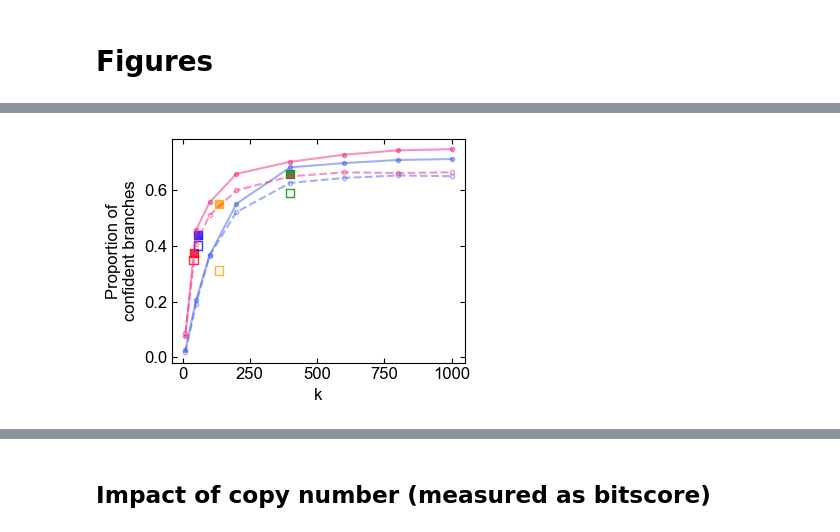
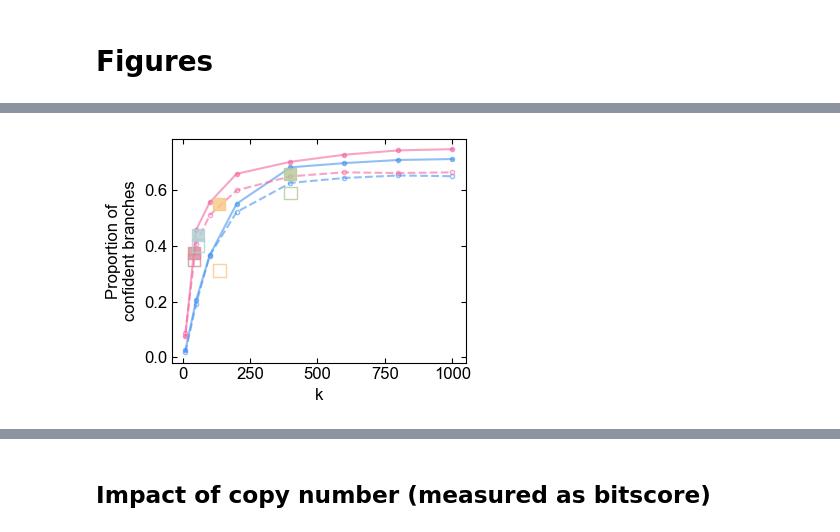
Before and after one commit to HSecaira/AugmentingPhyloSignalMicrobes, a Jupyter notebook: quality_inferred_trees/tree_quality_lpp_emp.ipynb, the cells around one changed output, grey strips where cells are left out. Cells and saved outputs as stored; diff of their text form; code cells hidden in the pictures.

```diff
--- a/quality_inferred_trees/tree_quality_lpp_emp.ipynb
+++ b/quality_inferred_trees/tree_quality_lpp_emp.ipynb
@@ -284,60 +284,61 @@ for k in ks:
     datum_eggnog_min = metadata_eggnog_min[f'k_{k}_p_{p}_{matrix}_ap_{version}']['pp1'].values
     y_eggnog_no_min.append(np.sum(datum_eggnog_no_min >= 0.95) / len(datum_eggnog_no_min))
     y_eggnog_min.append(np.sum(datum_eggnog_min >= 0.95) / len(datum_eggnog_min))
-plt.plot(ks, y_eggnog_no_min, alpha = 0.5, marker = '.', color = '#4361ee', ls = 'dashed',
+plt.plot(ks, y_eggnog_no_min, alpha = 0.6, marker = '.', color = '#4895ef', ls = 'dashed',
         markerfacecolor = 'none')
-plt.plot(ks, y_eggnog_min, alpha = 0.5, marker = '.', color = '#4361ee', label = 'EggNog', ls = 'solid')
+plt.plot(ks, y_eggnog_min, alpha = 0.6, marker = '.', color = '#4895ef', label = 'EggNog', ls = 'solid')
 
 # KEGG
 y_kegg_no_min = []
 y_kegg_min = []
 for k in ks:
     datum_kegg_no_min = metadata_kegg_no_min[f'k_{k}_p_{p}_{matrix}_ap_{version}']['pp1'].values
     datum_kegg_min = metadata_kegg_min[f'k_{k}_p_{p}_{matrix}_ap_{version}']['pp1'].values
     y_kegg_no_min.append(np.sum(datum_kegg_no_min >= 0.95) / len(datum_kegg_no_min))
     y_kegg_min.append(np.sum(datum_kegg_min >= 0.95) / len(datum_kegg_min))
-plt.plot(ks, y_kegg_no_min, alpha = 0.5, marker = '.', color = '#f72585', ls = 'dashed',
+plt.plot(ks, y_kegg_no_min, alpha = 0.6, marker = '.', color = '#f467a1', ls = 'dashed',
         markerfacecolor = 'none')
-plt.plot(ks, y_kegg_min, alpha = 0.5, marker = '.', color = '#f72585', label = 'KEGG', ls = 'solid')
+plt.plot(ks, y_kegg_min, alpha = 0.6, marker = '.', color = '#f467a1', label = 'KEGG', ls = 'solid')
 
 
 
 datum_martinez = df_martinez_no_min['pp1'].values
-plt.scatter(41, np.sum(datum_martinez >= 0.95) / len(datum_martinez), color = 'r', marker = 's', alpha = 0.8,
-            facecolor = 'none')
+plt.scatter(41, np.sum(datum_martinez >= 0.95) / len(datum_martinez), color = '#d88c9a', marker = 's', alpha = 0.8,
+            facecolor = 'none', s = 80, zorder = 2)
 datum_martinez_min = df_martinez_min['pp1'].values
-plt.scatter(41, np.sum(datum_martinez_min >= 0.95) / len(datum_martinez_min), color = 'r', marker = 's',
-            alpha = 0.8, label = 'Martinez')
+plt.scatter(41, np.sum(datum_martinez_min >= 0.95) / len(datum_martinez_min), color = '#d88c9a', marker = 's',
+            alpha = 0.8, label = 'Martinez', s = 80, zorder = 2)
 
 
 datum_moody = df_moody_no_min['pp1'].values
-plt.scatter(57, np.sum(datum_moody >= 0.95) / len(datum_moody), color = 'b', marker = 's',
-            alpha = 0.8, facecolor = 'none')
+plt.scatter(57, np.sum(datum_moody >= 0.95) / len(datum_moody), color = '#b0d0d3', marker = 's',
+            alpha = 0.8, facecolor = 'none', s = 80, zorder = 2)
 datum_moody_min = df_moody_min['pp1'].values
-plt.scatter(57, np.sum(datum_moody_min >= 0.95) / len(datum_moody_min), color = 'b', marker = 's',
-            alpha = 0.8, label = 'Moody')
+plt.scatter(57, np.sum(datum_moody_min >= 0.95) / len(datum_moody_min), color = '#b0d0d3', marker = 's',
+            alpha = 0.8, label = 'Moody', s = 80, zorder = 2)
 
 datum_phylophlan_min = df_phylophlan_min['pp1'].values
-plt.scatter(400, np.sum(datum_phylophlan_min >= 0.95) / len(datum_phylophlan_min), color = 'g',
-            marker = 's', alpha = 0.8, label = 'Phylophlan3')
+plt.scatter(400, np.sum(datum_phylophlan_min >= 0.95) / len(datum_phylophlan_min), color = '#b5c99a',
+            marker = 's', alpha = 0.8, label = 'Phylophlan3', s = 80, zorder = 2)
 datum_phylophlan_no_min = df_phylophlan_no_min['pp1'].values
-plt.scatter(400, np.sum(datum_phylophlan_no_min >= 0.95) / len(datum_phylophlan_no_min), color = 'g',
-            marker = 's', alpha = 0.8, facecolor = 'none')
+plt.scatter(400, np.sum(datum_phylophlan_no_min >= 0.95) / len(datum_phylophlan_no_min), color = '#b5c99a',
+            marker = 's', alpha = 0.8, facecolor = 'none', s= 80, zorder = 2)
 
 datum_amphora_min = df_amphora_min['pp1'].values
-plt.scatter(136, np.sum(datum_amphora_min >= 0.95) / len(datum_amphora_min), color = 'orange',
-            marker = 's', alpha = 0.8, label = 'Amphora2')
+plt.scatter(136, np.sum(datum_amphora_min >= 0.95) / len(datum_amphora_min), color = '#f9c784',
+            marker = 's', alpha = 0.8, label = 'Amphora2', s= 80, zorder = 2)
 datum_amphora_no_min = df_amphora_no_min['pp1'].values
-plt.scatter(136, np.sum(datum_amphora_no_min >= 0.95) / len(datum_amphora_no_min), color = 'orange',
-            marker = 's', alpha = 0.8, facecolor = 'none')
+plt.scatter(136, np.sum(datum_amphora_no_min >= 0.95) / len(datum_amphora_no_min), color = '#f9c784',
+            marker = 's', alpha = 0.8, facecolor = 'none', s = 80, zorder = 2)
+
 
 plt.xlabel('k')
 plt.ylabel('Proportion of\nconfident branches')
 plt.tick_params(top = True, right = True, direction = 'in', which = 'both')
-plt.savefig(f'./figures/figure_4A.svg')
+# plt.savefig(f'./figures/figure_4A.svg')
 plt.show()
 # %% [output]
-[figure, old version]
+[figure, new version]
 # %%
 plt.figure(figsize = (4.6, 3.2))
 
```
Also changed, not shown: parts of 12 cells of this notebook, 16 other files.
